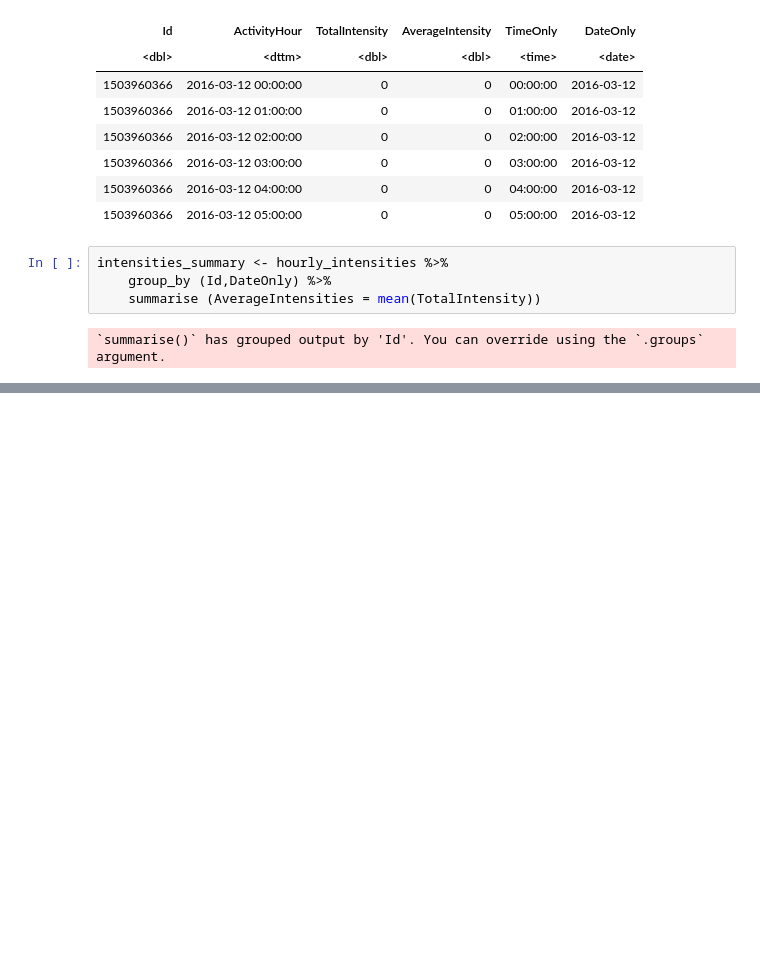
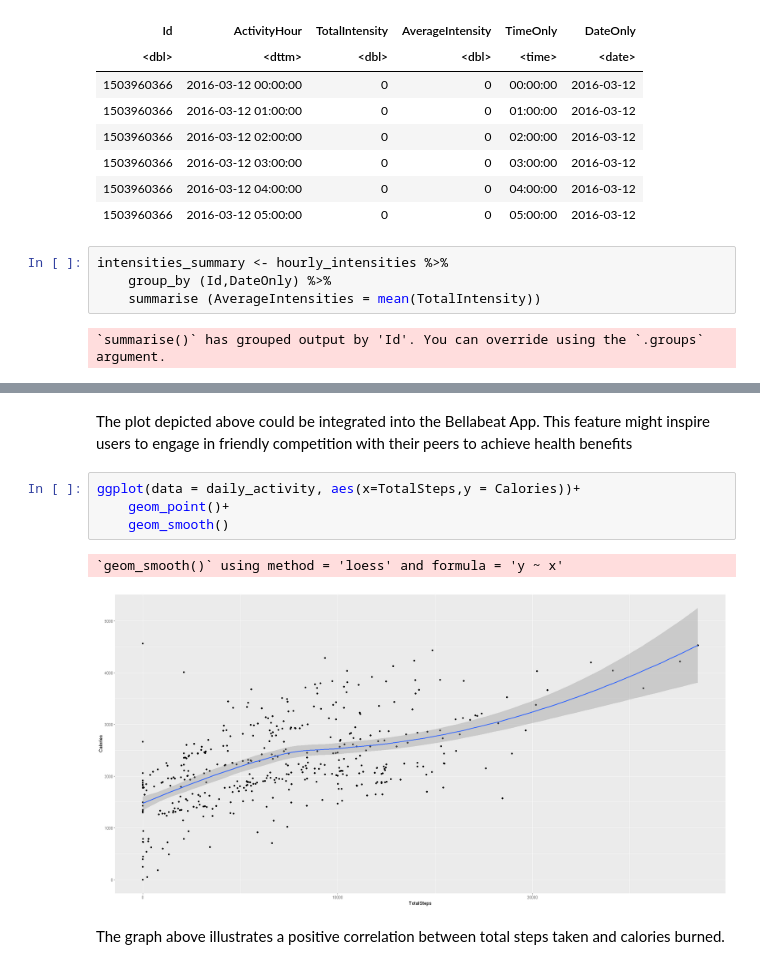
Before and after one commit to abdrau26/Bellabeat_Case_Study_Using_R, a Jupyter notebook: Bellabeat Case Study.ipynb, the cells around one changed output, grey strips where cells are left out. Saved outputs shown, nothing was run; the diff lists cells and outputs as text; blank space fills up the shorter version.

```diff
--- a/Bellabeat Case Study.ipynb
+++ b/Bellabeat Case Study.ipynb
@@ -481,0 +528,11 @@ The graph above, representing individual respondents, can serve as a tool for tr
+# %% [markdown]
+The plot depicted above could be integrated into the Bellabeat App. This feature might inspire users to engage in friendly competition with their peers to achieve health benefits
+# %%
+ggplot(data = daily_activity, aes(x=TotalSteps,y = Calories))+
+    geom_point()+
+    geom_smooth()
+# %% [output]
+`geom_smooth()` using method = 'loess' and formula = 'y ~ x'
+[figure, added]
+# %% [markdown]
+The graph above illustrates a positive correlation between total steps taken and calories burned.
```
Also changed, not shown: parts of 16 cells of this notebook.
